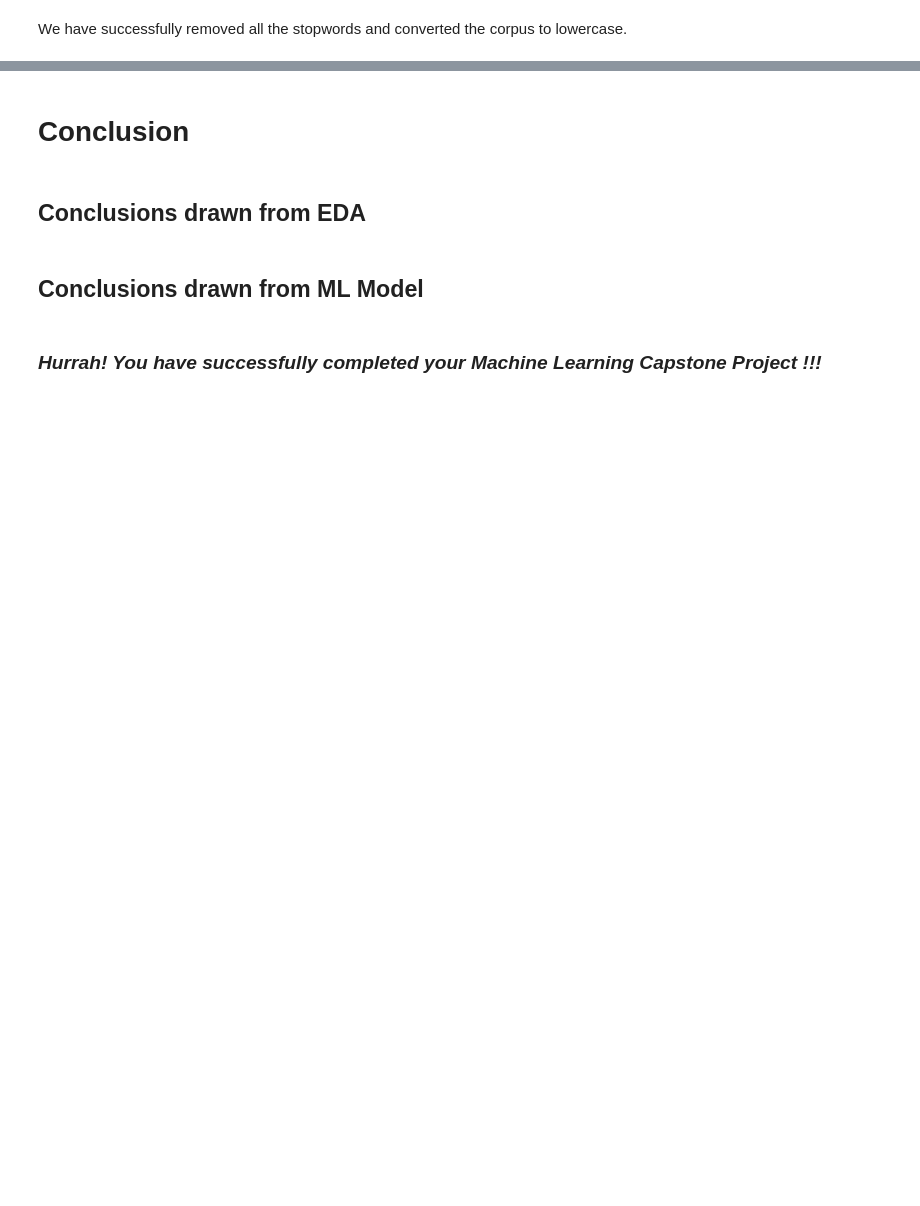
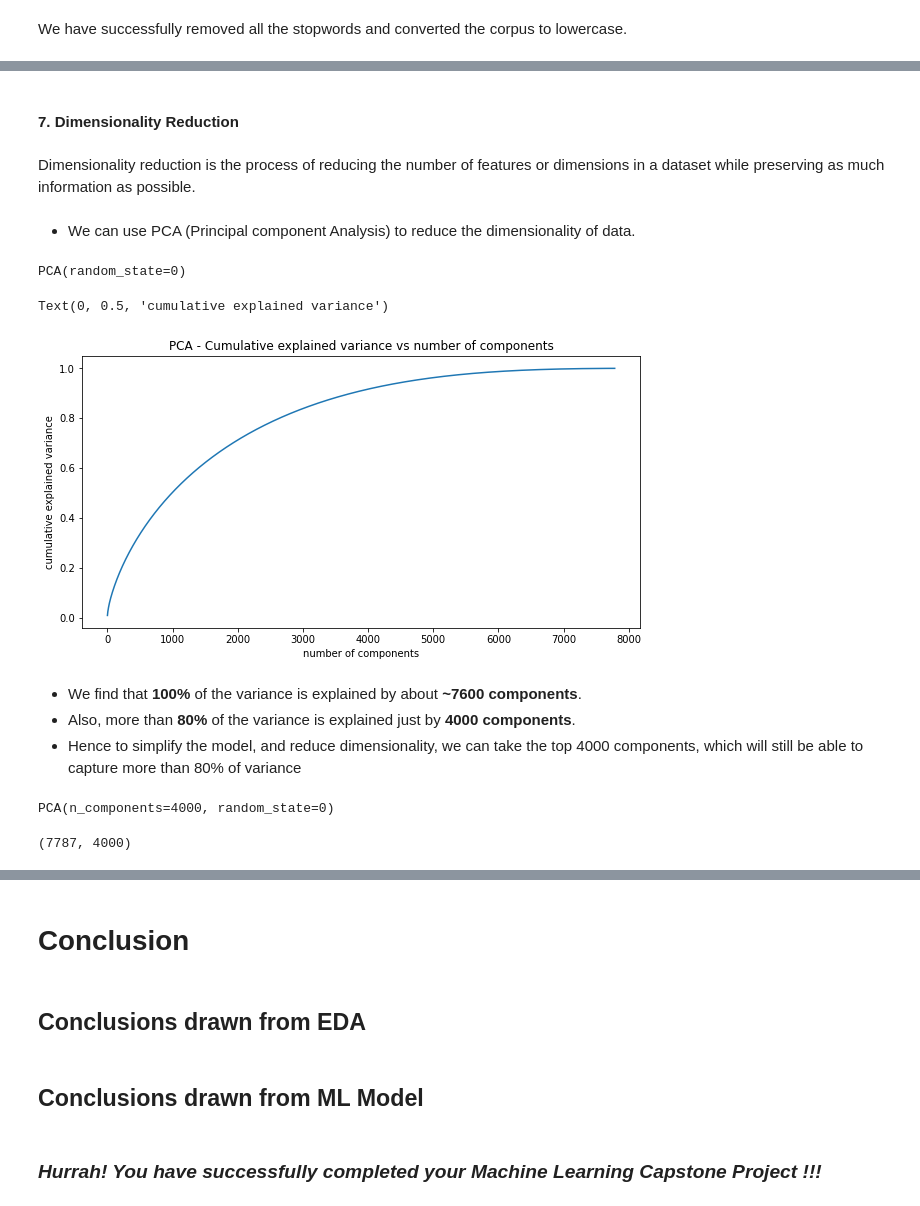
Before and after one commit to manjirikulkarni03/NETFLIX-MOVIES-AND-TV-SHOWS-CLUSTERING, a Jupyter notebook: INDIVIDUAL_NETFLIX_MOVIES_AND_TV_SHOWS_CLUSTERING.ipynb, the cells around one changed output, grey strips where cells are left out. Saved outputs shown, nothing was run; the diff lists cells and outputs as text; code cells hidden in the pictures; blank space fills up the shorter version.

```diff
--- a/INDIVIDUAL_NETFLIX_MOVIES_AND_TV_SHOWS_CLUSTERING.ipynb
+++ b/INDIVIDUAL_NETFLIX_MOVIES_AND_TV_SHOWS_CLUSTERING.ipynb
@@ -1352,0 +809,3 @@ Answer Here.
+# %%
+# Removing punctuation marks
+netflix['tag'] = netflix['tag'].apply(remove_punctuation)
@@ -1352,0 +832,3 @@ Answer Here.
+# %%
+#performing stemming operation
+netflix['tag'] = netflix['tag'].apply(stemming)
@@ -1352,0 +857,7 @@ Answer Here.
+# %%
+# # extract the tfid representation matrix of the text data
+tfid_vectorizer= TfidfVectorizer(stop_words='english', lowercase=False, max_features = 10000)  # max features = 10000 to prevent system from crashing
+tfid_matrix = tfid_vectorizer.fit_transform(netflix['tag'])
+
+# collect the tfid matrix in numpy array
+array = tfid_matrix.toarray()
@@ -1352,0 +876,40 @@ Answer Here.
+# %% [markdown]
+#### 7. Dimensionality Reduction
+# %% [markdown]
+Dimensionality reduction is the process of reducing the number of features or dimensions in a dataset while preserving as much information as possible.
+# %% [markdown]
+* We can use PCA (Principal component Analysis) to reduce the dimensionality of data.
+# %%
+# using PCA to reduce dimensionality
+pca = PCA(random_state=0)
+pca.fit(array)
+# %% [output]
+PCA(random_state=0)
+# %%
+# Explained variance for different number of components
+plt.figure(figsize=(10,5))
+plt.plot(np.cumsum(pca.explained_variance_ratio_))
+plt.title('PCA - Cumulative explained variance vs number of components')
+plt.xlabel('number of components')
+plt.ylabel('cumulative explained variance')
+# %% [output]
+Text(0, 0.5, 'cumulative explained variance')
+[figure, added]
+# %% [markdown]
+* We find that **100%** of the variance is explained by about **~7600 components**.
+* Also, more than **80%** of the variance is explained just by **4000 components**.
+* Hence to simplify the model, and reduce dimensionality, we can take the top 4000 components, which will still be able to capture more than 80% of variance
+# %%
+# reducing the dimensions to 4000 using pca
+pca = PCA(n_components=4000,random_state=0)
+pca.fit(array)
+# %% [output]
+PCA(n_components=4000, random_state=0)
+# %%
+# transformed features
+X = pca.transform(array)
+
+# shape of transformed vectors
+X.shape
+# %% [output]
+(7787, 4000)
```
Also changed, not shown: parts of 237 cells of this notebook.
